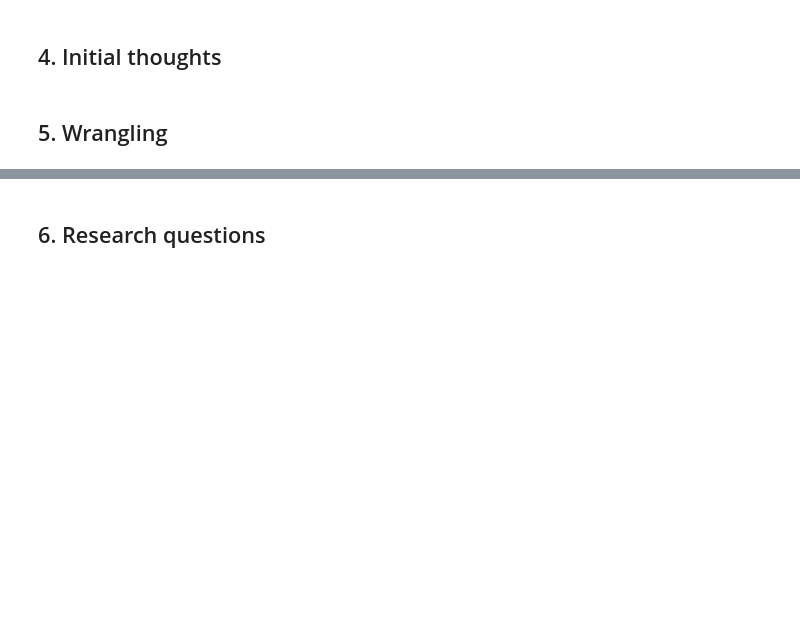
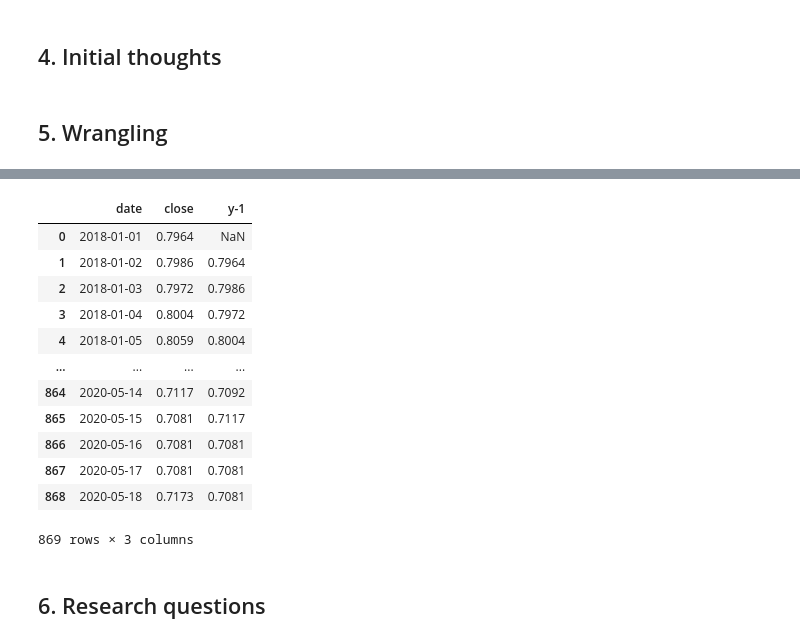
Before and after one commit to flizhou/CAD_USD_exchange_rate_predictor, a Jupyter notebook: scripts/eda.ipynb, the cells around one changed output, grey strips where cells are left out. Saved outputs shown, nothing was run; the diff lists cells and outputs as text; code cells hidden in the pictures; blank space fills up the shorter version.

```diff
--- a/scripts/eda.ipynb
+++ b/scripts/eda.ipynb
@@ -182,0 +71,24 @@ A data.frame: 6 × 3
+# %%
+params = {'function': 'FX_DAILY',
+          'from_symbol': 'CAD',
+          'to_symbol': 'USD',
+          'outputsize': 'full',
+          'apikey': os.environ['ALPHA_API']}
+url = "https://www.alphavantage.co/query"
+response = requests.get(url, params)
+
+json_data = response.json()
+
+# Check if the request was successful, if not raise an
+# exception
+if 'Error Message' in list(json_data.keys()):
+    raise Exception("Request failed.")
+
+# Create the pandas dataframe (see: pd.read_json() )
+data = pd.DataFrame(json_data[list(json_data.keys())[1]]).\
+transpose().apply(pd.to_numeric).reset_index()
+
+data.columns = ['date', 'open', 'high', 'low', 'close']
+data.date = pd.to_datetime(data.date)
+
+data.head()
@@ -279,0 +194,19 @@ data_2020 <- data_cp %>%
+# %%
+data_lag = cad_to_usd[['date', 'close']].copy()
+data_lag['y-1'] = data_lag['close'].shift(periods=1)
+# %%
+data_lag
+# %% [output]
+|  | date | close | y-1 |
+| 0 | 2018-01-01 | 0.7964 | NaN |
+| 1 | 2018-01-02 | 0.7986 | 0.7964 |
+| 2 | 2018-01-03 | 0.7972 | 0.7986 |
+| 3 | 2018-01-04 | 0.8004 | 0.7972 |
+| 4 | 2018-01-05 | 0.8059 | 0.8004 |
+| ... | ... | ... | ... |
+| 864 | 2020-05-14 | 0.7117 | 0.7092 |
+| 865 | 2020-05-15 | 0.7081 | 0.7117 |
+| 866 | 2020-05-16 | 0.7081 | 0.7081 |
+| 867 | 2020-05-17 | 0.7081 | 0.7081 |
+| 868 | 2020-05-18 | 0.7173 | 0.7081 |
+869 rows × 3 columns
```
Also changed, not shown: parts of 38 cells of this notebook, 1 other file.
